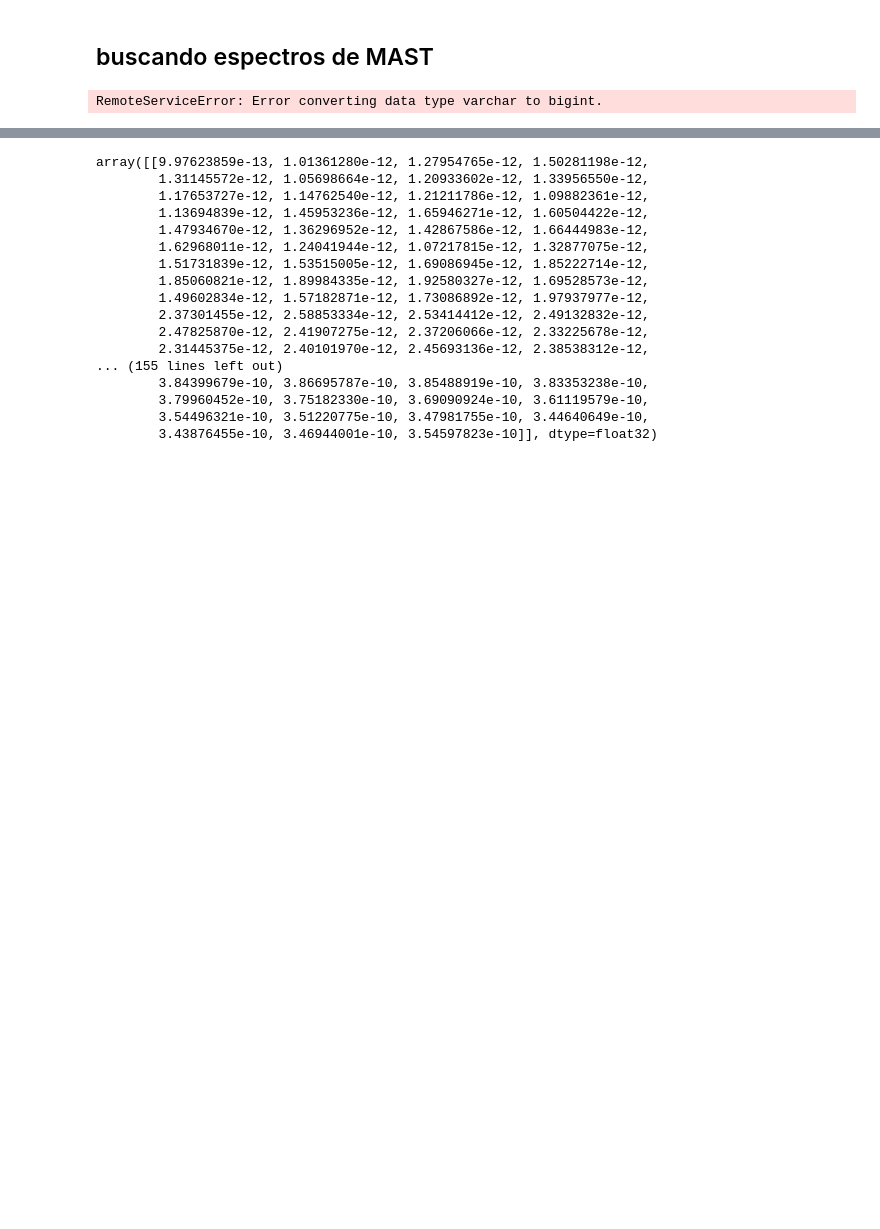
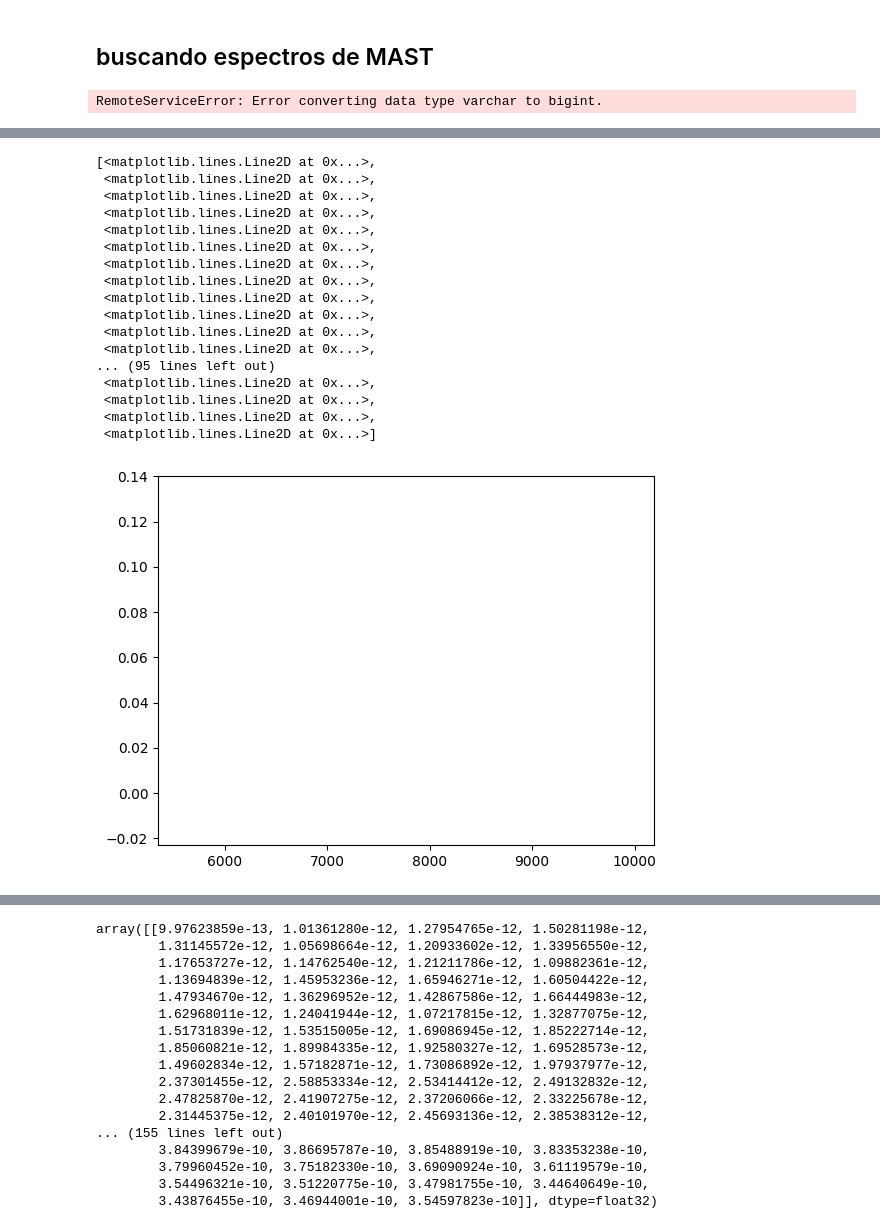
Before and after one commit to mapsm12/GETspectrum, a Jupyter notebook: RBMEASURE.ipynb, the cells around one changed output, grey strips where cells are left out. Drawn from its saved outputs; the diff is of its cells as text; code cells hidden in the pictures; blank space fills up the shorter version.

```diff
--- a/RBMEASURE.ipynb
+++ b/RBMEASURE.ipynb
@@ -1041,7 +1012,7 @@ Downloading URL https://mast.stsci.edu/api/v0.1/Download/file?uri=mast:WUPPE/url
 import matplotlib.pyplot as plt
 from astropy.io import *
 
-archivo_fits = 'mastDownload\\WUPPE\\jupiter_120461_2\\jupiter_120461_2_hw_vo.fits'
+archivo_fits = 'mastDownload\\HLA\HAG_J154242.18-104452.2_J8HPCRVZQ_V01.SPEC1D\\HAG_J154242.18-104452.2_J8HPCRVZQ_V01.SPEC1D.FITS'
 fits.info(archivo_fits)
 # Obtener los datos del archivo FITS
 hdul = fits.open(archivo_fits)
@@ -1053,0 +1113,22 @@ No.    Name      Ver    Type      Cards   Dimensions   Format
+# %%
+fits=hdul[1].data
+plt.plot(fits['WAVE'],fits['COUNT'])
+# %% [output]
+[<matplotlib.lines.Line2D at 0x...>,
+ <matplotlib.lines.Line2D at 0x...>,
+ <matplotlib.lines.Line2D at 0x...>,
+ <matplotlib.lines.Line2D at 0x...>,
+ <matplotlib.lines.Line2D at 0x...>,
+ <matplotlib.lines.Line2D at 0x...>,
+ <matplotlib.lines.Line2D at 0x...>,
+ <matplotlib.lines.Line2D at 0x...>,
+ <matplotlib.lines.Line2D at 0x...>,
+ <matplotlib.lines.Line2D at 0x...>,
+ <matplotlib.lines.Line2D at 0x...>,
+ <matplotlib.lines.Line2D at 0x...>,
+... (95 lines left out)
+ <matplotlib.lines.Line2D at 0x...>,
+ <matplotlib.lines.Line2D at 0x...>,
+ <matplotlib.lines.Line2D at 0x...>,
+ <matplotlib.lines.Line2D at 0x...>]
+[figure, added]
```
Also changed, not shown: parts of 26 cells of this notebook, 28 other files.
